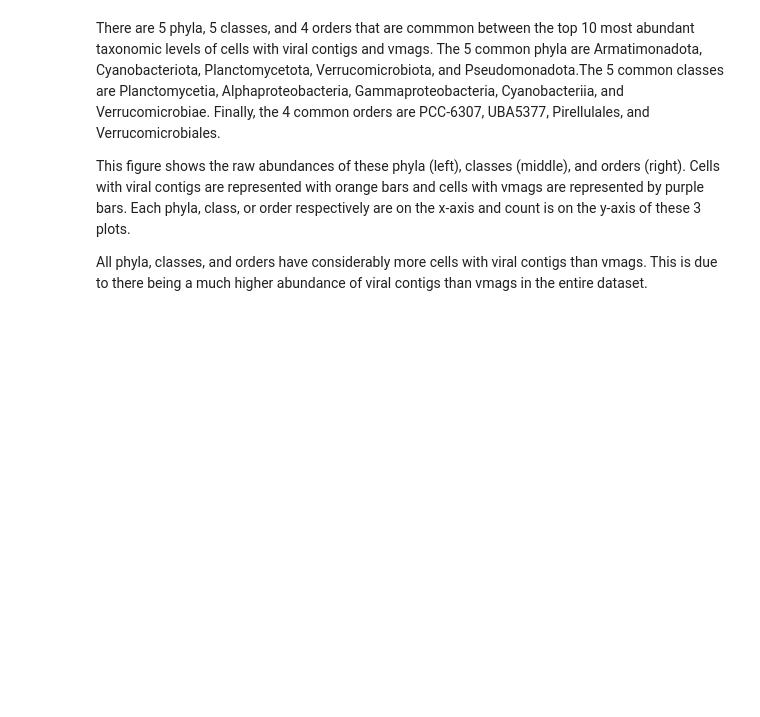
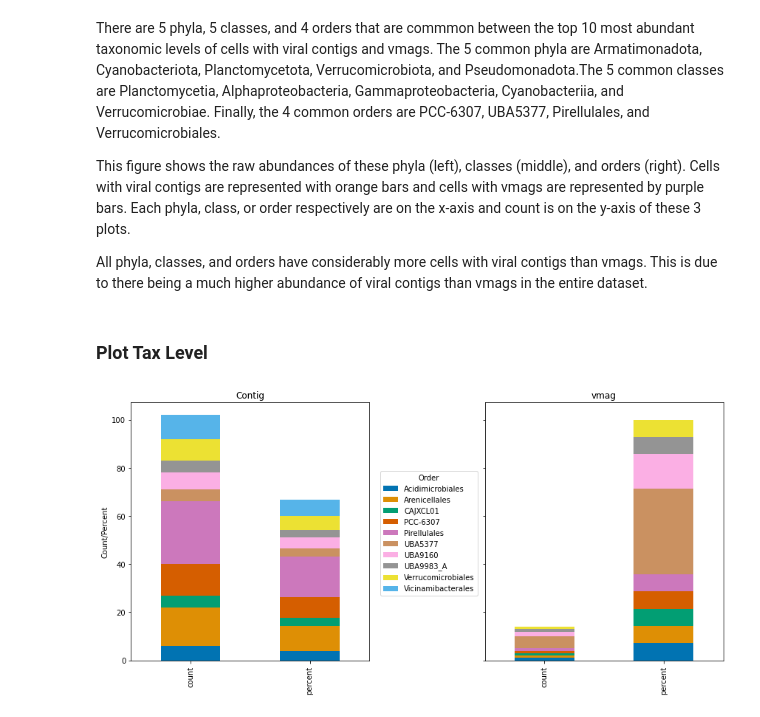
Before and after one commit to mdherring/OMZ_MH_Analysis, a Jupyter notebook: gtdb-tk/02_pm_contig_vs_vmag_gtdb.ipynb, the cells around one changed output. Cells and saved outputs as stored; diff of their text form; code cells hidden in the pictures; blank space fills up the shorter version.

Commit message:
fixed stacked barplot

```diff
--- a/gtdb-tk/02_pm_contig_vs_vmag_gtdb.ipynb
+++ b/gtdb-tk/02_pm_contig_vs_vmag_gtdb.ipynb
@@ -418,3 +418,41 @@ There are 5 phyla, 5 classes, and 4 orders that are commmon between the top 10 m
 This figure shows the raw abundances of these phyla (left), classes (middle), and orders (right). Cells with viral contigs are represented with orange bars and cells with vmags are represented by purple bars. Each phyla, class, or order respectively are on the x-axis and count is on the y-axis of these 3 plots.
 
 All phyla, classes, and orders have considerably more cells with viral contigs than vmags. This is due to there being a much higher abundance of viral contigs than vmags in the entire dataset.
+# %% [markdown]
+### Plot Tax Level
+# %%
+contig_tot = len(contig_hosts)
+
+contig_order_plot['percent'] = contig_order_plot['count']/contig_tot*100
+contig_order_plot['type'] = 'contig'
+
+contig_order_plot.reset_index(drop=True, inplace=True)
+contig_order_piv = contig_order_plot.pivot_table(columns='order', values=['count','percent'])
+
+vmag_tot = len(vmag_hosts)
+
+vmag_order_plot['percent'] = vmag_order_plot['count']/vmag_tot*100
+vmag_order_plot['type'] = 'uninfected'
+
+vmag_order_plot.reset_index(drop=True, inplace=True)
+vmag_order_piv = vmag_order_plot.pivot_table(columns='order', values=['count','percent'])
+
+# stacked barplots
+
+fig, axes = plt.subplots(nrows=1, ncols=2, figsize=(12, 6), sharey=True)
+
+sns.set_palette("colorblind")
+
+contig_order_piv.plot.bar(stacked = True, ax=axes[0])
+axes[0].legend(loc='upper center', bbox_to_anchor=(1.25, 0.75), title='Order')
+axes[0].set_ylabel('Count/Percent')
+axes[0].set_title('Contig')
+
+vmag_order_piv.plot.bar(stacked=True, ax=axes[1])
+axes[1].get_legend().remove()
+axes[1].set_ylabel('Count/Percent')
+axes[1].set_title('vmag')
+
+plt.tight_layout()
+# %% [output]
+[figure, added]
```
Also changed, not shown: 1 other file.
